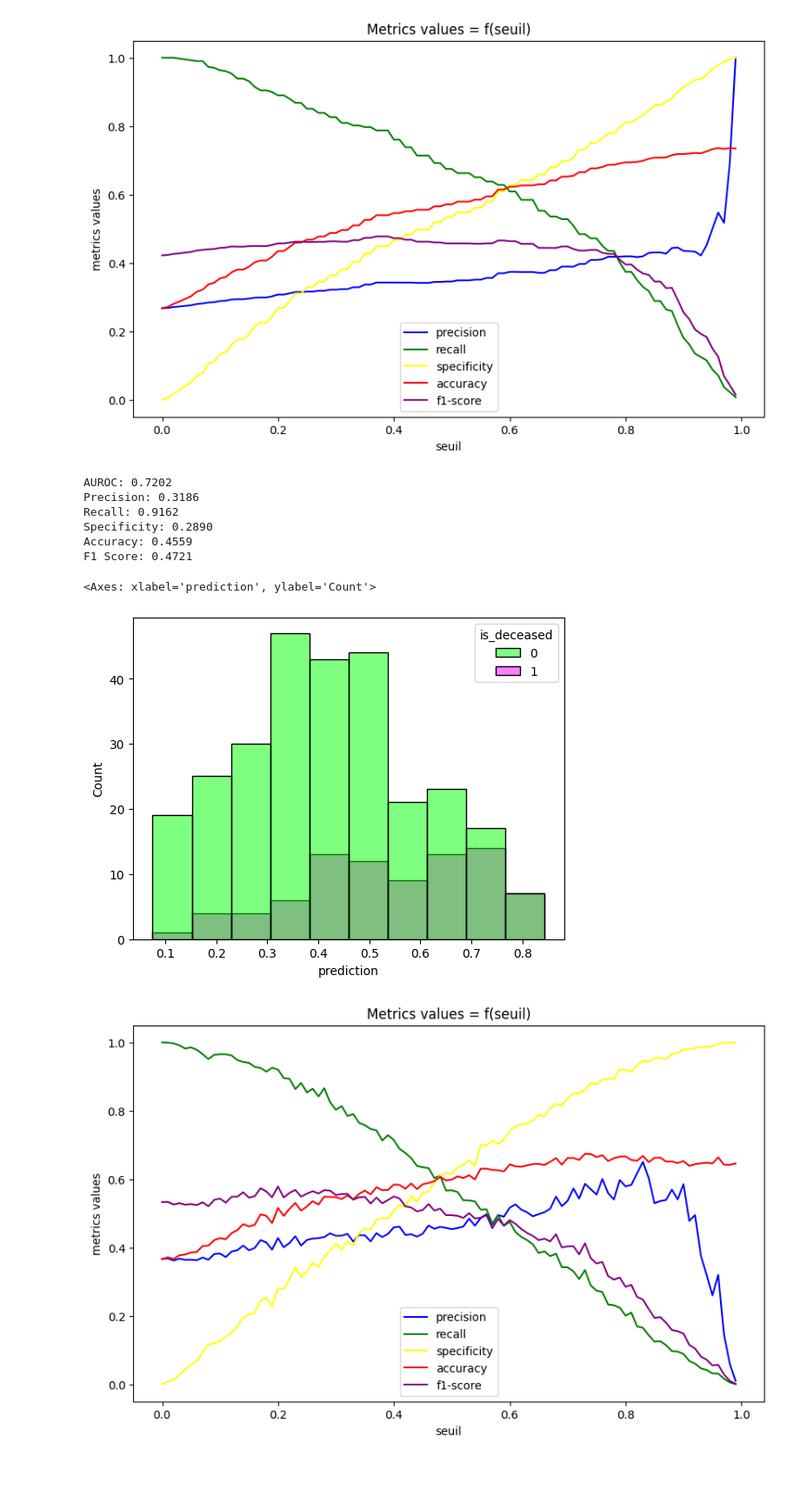
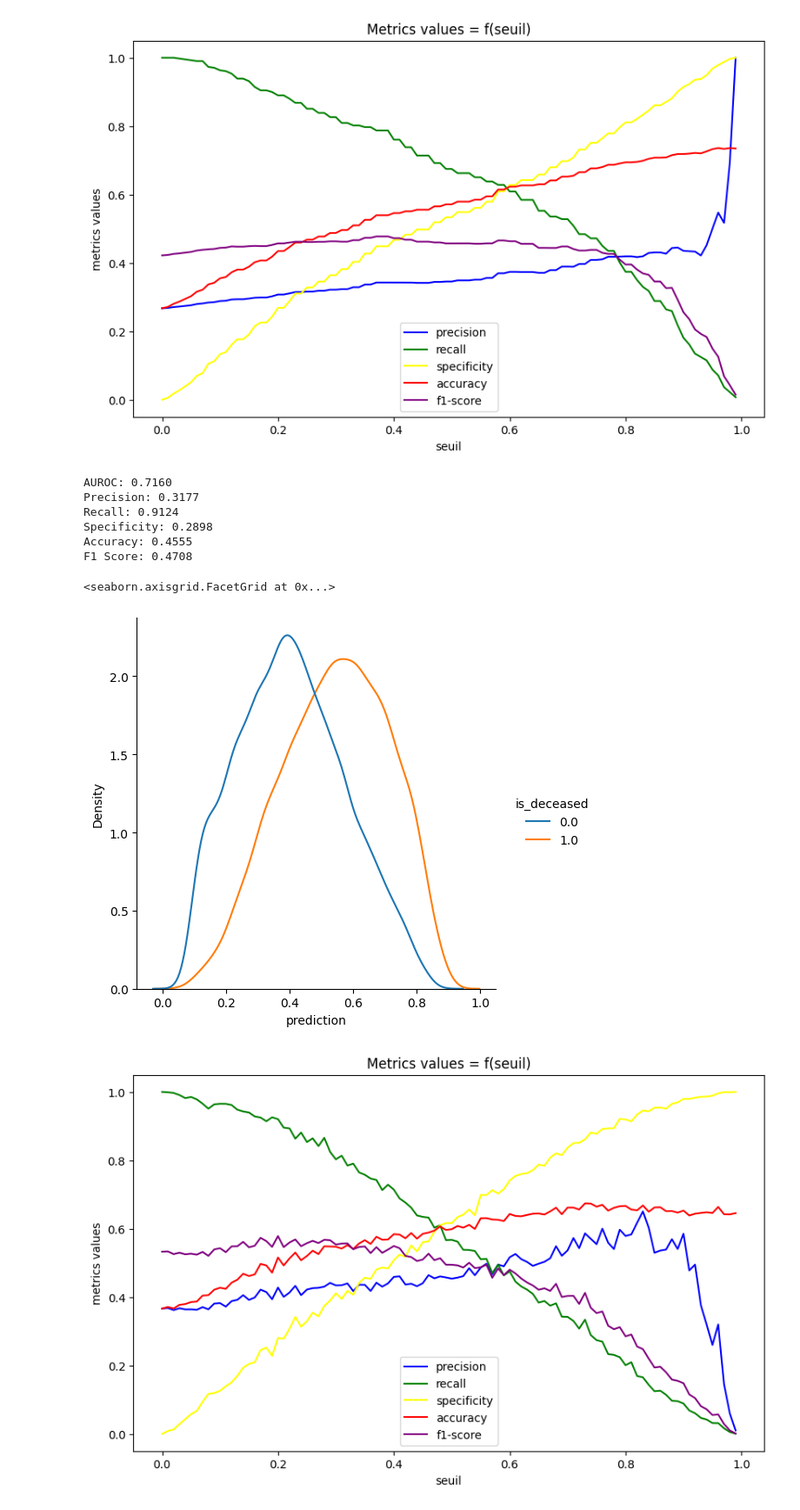
Before and after one commit to clementdlmszs/predictECMO, a Jupyter notebook: models/classicML.ipynb, the cells around one changed output. Shown: that part at 87% size. Cells and saved outputs as stored; diff of their text form; code cells hidden in the pictures; blank space fills up the shorter version.

```diff
--- a/models/classicML.ipynb
+++ b/models/classicML.ipynb
@@ -241,7 +241,9 @@ tnrs = []
 accuracies = []
 f1s = []
 
-for i in range(1000):
+df_complet = pd.DataFrame({'prediction': [], 'is_deceased': []})
+
+for i in range(100):
 
     X_train, X_test, y_train, y_test = train_test_split(data, target, test_size=0.2)
     while np.sum(y_test) == 0:
@@ -279,43 +281,44 @@ for i in range(1000):
     clf = lgb.LGBMClassifier(**params)
     clf.fit(X_train, y_train)
 
     y_pred_proba = clf.predict_proba(X_test)[:, 1]
     y_pred = (y_pred_proba > 0.3).astype(int)
 
     auroc = roc_auc_score(y_test, y_pred_proba)
     precision = precision_score(y_test, y_pred, zero_division=0)
     recall = recall_score(y_test, y_pred, zero_division=0)
     tnr = tnr_score(y_test, y_pred)
     f1 = f1_score(y_test, y_pred, zero_division=0)
     accuracy = accuracy_score(y_test, y_pred)
 
     aurocs.append(auroc)
     precisions.append(precision)
     recalls.append(recall)
     tnrs.append(tnr)
     f1s.append(f1)
     accuracies.append(accuracy)
 
     df = pd.DataFrame({'prediction': y_pred_proba, 'is_deceased': y_test})
-
+    df_complet = pd.concat([df_complet, df])
 
 print(f"AUROC: {np.mean(aurocs):.4f}")
 print(f"Precision: {np.mean(precisions):.4f}")
 print(f"Recall: {np.mean(recalls):.4f}")
 print(f"Specificity: {np.mean(tnrs):.4f}")
 print(f"Accuracy: {np.mean(accuracies):.4f}")
 print(f"F1 Score: {np.mean(f1s):.4f}")
 
-sns.histplot(data=df, x="prediction", hue="is_deceased",bins=10, palette=['#00FF00', '#FF00FF'])
+# sns.histplot(data=df, x="prediction", hue="is_deceased",bins=10, palette=['#00FF00', '#FF00FF'])
+sns.displot(data=df_complet, x="prediction", hue="is_deceased", kind="kde", common_norm=False)
 # %% [output]
-AUROC: 0.7202
-Precision: 0.3186
-Recall: 0.9162
-Specificity: 0.2890
-Accuracy: 0.4559
-F1 Score: 0.4721
+AUROC: 0.7160
+Precision: 0.3177
+Recall: 0.9124
+Specificity: 0.2898
+Accuracy: 0.4555
+F1 Score: 0.4708
-<Axes: xlabel='prediction', ylabel='Count'>
+<seaborn.axisgrid.FacetGrid at 0x...>
-[figure, old version]
+[figure, new version]
 # %%
 precisions_seuil = []
 recalls_seuil = []
```
Also changed, not shown: 3 other files.
